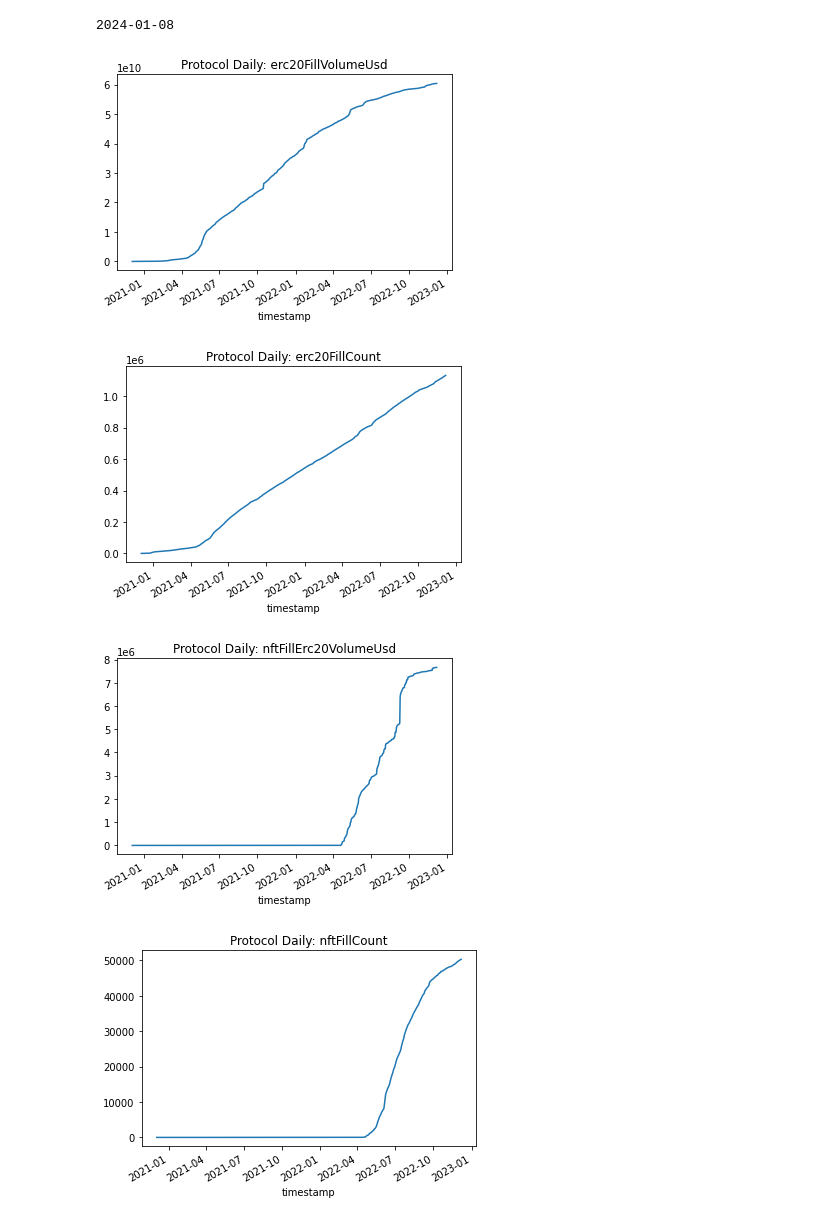
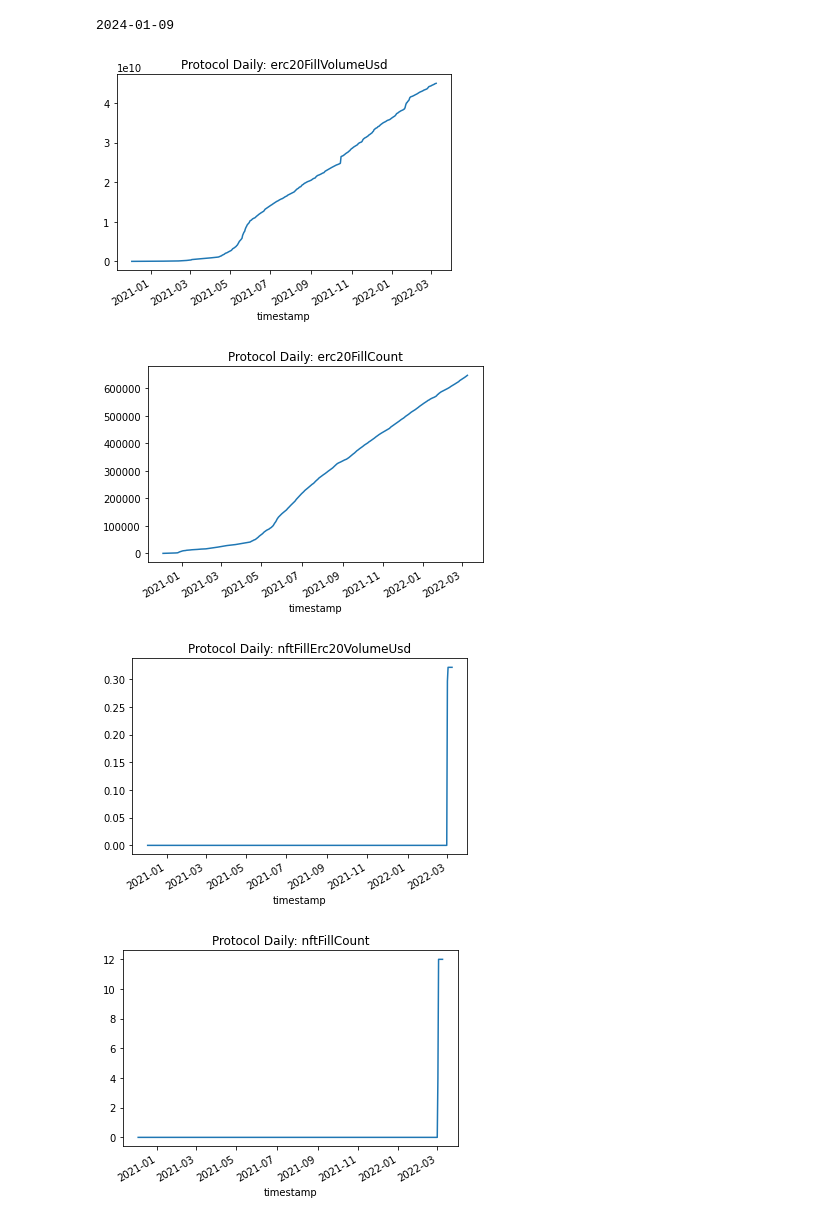
Before and after one commit to papercliplabs/zero-ex-subgraph, a Jupyter notebook: validation/query.ipynb, the cells around one changed output. Drawn from its saved outputs; the diff is of its cells as text; code cells hidden in the pictures.

```diff
--- a/validation/query.ipynb
+++ b/validation/query.ipynb
@@ -6,7 +6,8 @@ import matplotlib.pyplot as plt
 import pandas as pd
 from pandas.api.types import is_numeric_dtype
 # %%
-SUBGRAPH_API_URL = "http://192.168.1.64:8000/subgraphs/name/papercliplabs/0x-protocol-mainnet-no-optimized-his"
+# SUBGRAPH_API_URL = "http://192.168.1.64:8000/subgraphs/name/papercliplabs/0x-protocol-mainnet-no-optimized-his"
+SUBGRAPH_API_URL = "http://localhost:8000/subgraphs/name/papercliplabs/0x-protocol-mainnet-no-op-his-test"
 
 sg = Subgrounds()
 
@@ -17,7 +18,7 @@ print(date.today())
 TIMESTAMP_NAME = "timestamp"
 ALL_ENTRIES = 100000000
 # %% [output]
-2024-01-08
+2024-01-09
 # %%
 def plot_time_series_df(df, title):
     for k in df.keys():
@@ -27,16 +28,16 @@ def plot_time_series_df(df, title):
 
     plt.show()
 # %%
-protocol_daily = zero_ex.Query.protocol(id="0x00").dailyDataSnapshots(orderBy=zero_ex.DailyProtocolData.timestamp, orderDirection="desc", first=6000)
+protocol_daily = zero_ex.Query.protocol(id="0x00").dailyDataSnapshots(orderBy=zero_ex.DailyProtocolData.timestamp, orderDirection="desc", first=ALL_ENTRIES)
 
 df = sg.query_df([protocol_daily.timestamp, protocol_daily.data])
 df.rename(columns={ df.columns[0]: TIMESTAMP_NAME }, inplace = True)
 df[TIMESTAMP_NAME] = pd.to_datetime(df[TIMESTAMP_NAME], unit="s")
 df
 
 plot_time_series_df(df, "Protocol Daily")
 # %% [output]
-[figure, old version]
+[figure, new version]
-[figure, old version]
+[figure, new version]
-[figure, old version]
+[figure, new version]
-[figure, old version]
+[figure, new version]
```
Also changed, not shown: parts of 2 cells of this notebook, 1 other file.
